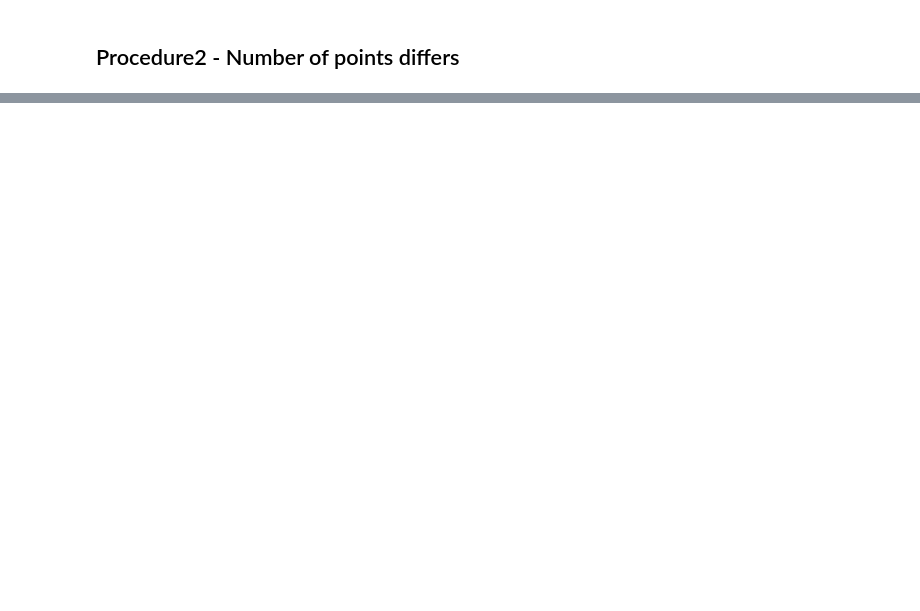
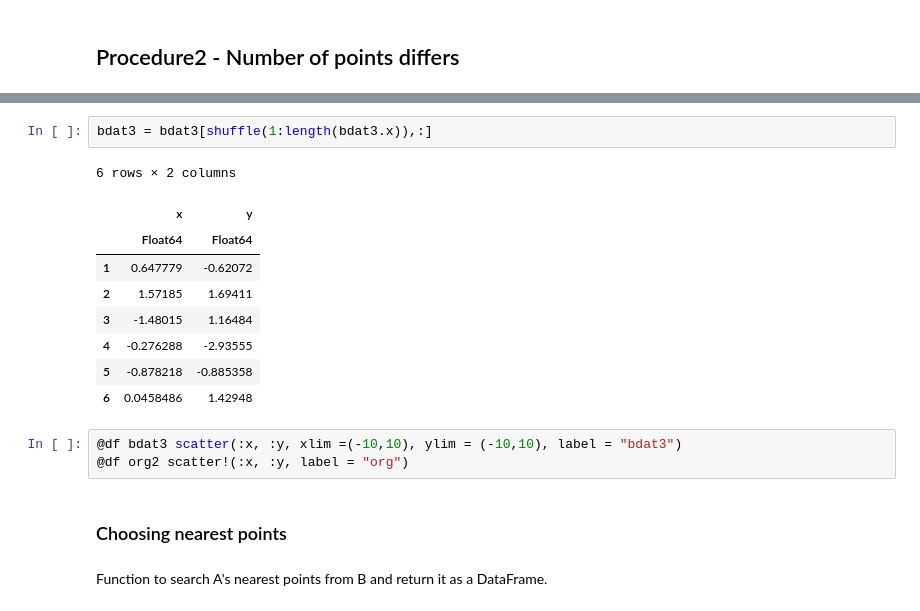
Before and after one commit to Yoshinobu-Ishizaki/shapefit2d, a Jupyter notebook: shapefit2d.ipynb, the cells around one changed output, grey strips where cells are left out. Drawn from its saved outputs; the diff is of its cells as text; blank space fills up the shorter version.

```diff
--- a/shapefit2d.ipynb
+++ b/shapefit2d.ipynb
@@ -174,0 +220,19 @@ org2
+# %%
+bdat3 = bdat3[shuffle(1:length(bdat3.x)),:]
+# %% [output]
+6 rows × 2 columns
+|  | x | y |
+|  | Float64 | Float64 |
+| 1 | 0.647779 | -0.62072 |
+| 2 | 1.57185 | 1.69411 |
+| 3 | -1.48015 | 1.16484 |
+| 4 | -0.276288 | -2.93555 |
+| 5 | -0.878218 | -0.885358 |
+| 6 | 0.0458486 | 1.42948 |
+# %%
+@df bdat3 scatter(:x, :y, xlim =(-10,10), ylim = (-10,10), label = "bdat3")
+@df org2 scatter!(:x, :y, label = "org")
+# %% [markdown]
+### Choosing nearest points
+# %% [markdown]
+Function to search A's nearest points from B and return it as a DataFrame.
```
Also changed, not shown: parts of 18 cells of this notebook.
